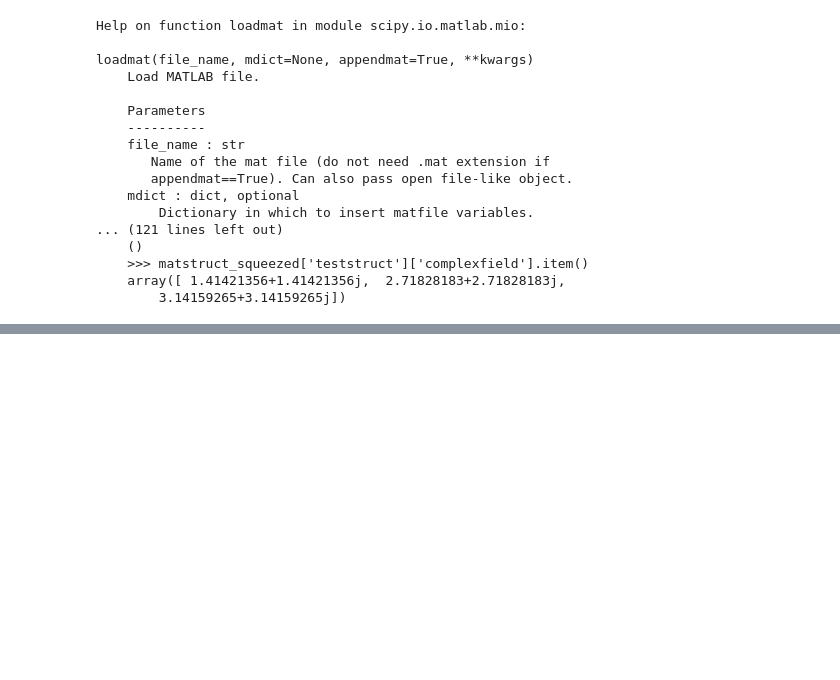
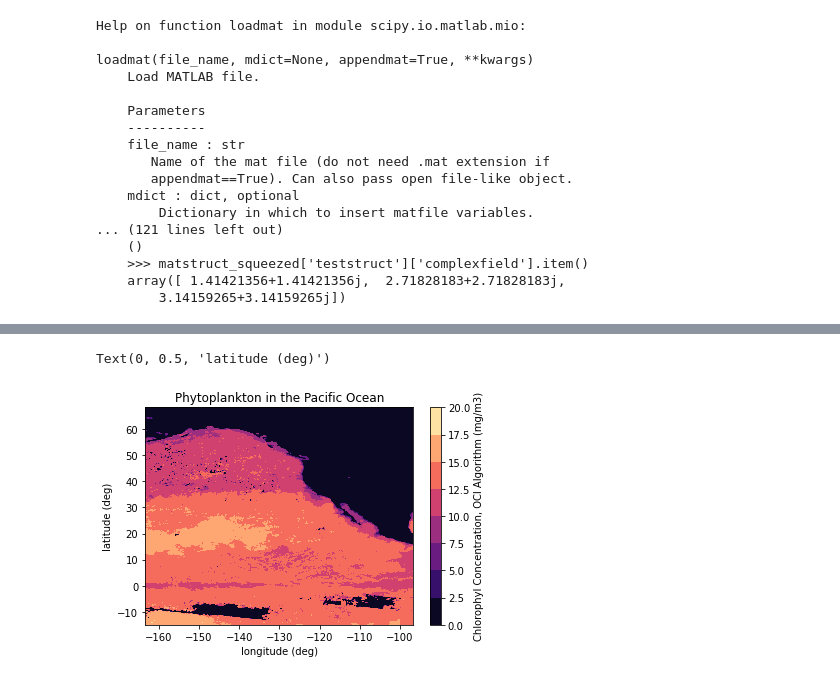
Before and after one commit to AndrewLoeppky/eosc211_students, a Jupyter notebook: e211_python_2021/wk03/lab_wk3/lab_week3.ipynb, the cells around one changed output, grey strips where cells are left out. Cells and saved outputs as stored; diff of their text form; code cells hidden in the pictures; blank space fills up the shorter version.

```diff
--- a/e211_python_2021/wk03/lab_wk3/lab_week3.ipynb
+++ b/e211_python_2021/wk03/lab_wk3/lab_week3.ipynb
@@ -231,0 +241,30 @@ NameError: name 'load_oceancolor' is not defined
+# %%
+## create arrays to show latitude and longitude as the labels
+num_lats = chlor.shape[0]
+num_lons = chlor.shape[1]
+chlor_fixed = chlor[::-1]  # flip the array over vertically
+
+# create the lat array, with the same number of elements as chlor has rows
+lats = np.linspace(-90, 90, num_lats)
+# create the lon array, with the same number of elements as chlor has cols
+lons = np.linspace(-180, 180, num_lons)
+
+# zoom in on PNW by slicing all 3 arrays
+hmin = 900
+hmax = 1900
+wmin = 200
+wmax = 1000
+
+chlor_zoomed = chlor_fixed[hmin:hmax,wmin:wmax]
+lats_zoomed = lats[hmin:hmax]
+lons_zoomed = lons[wmin:wmax]
+
+# try the plot again
+con = plt.contourf(lons_zoomed, lats_zoomed, chlor_zoomed, cmap="magma")
+plt.colorbar(con, label="Chlorophyl Concentration, OCI Algorithm (mg/m3)")
+plt.title("Phytoplankton in the Pacific Ocean")
+plt.xlabel("longitude (deg)")
+plt.ylabel("latitude (deg)")
+# %% [output]
+Text(0, 0.5, 'latitude (deg)')
+[figure, added]
```
Also changed, not shown: parts of 5 cells of this notebook, 1 other file.
